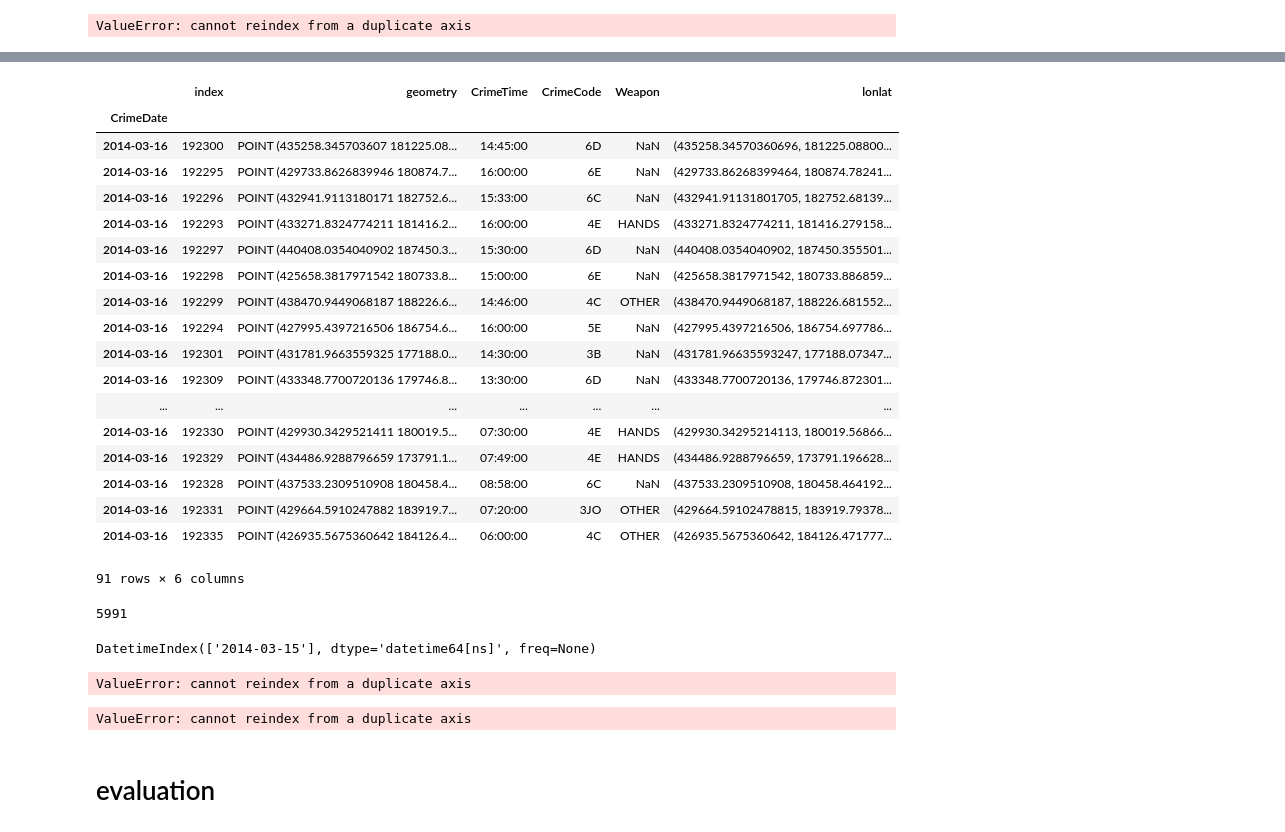
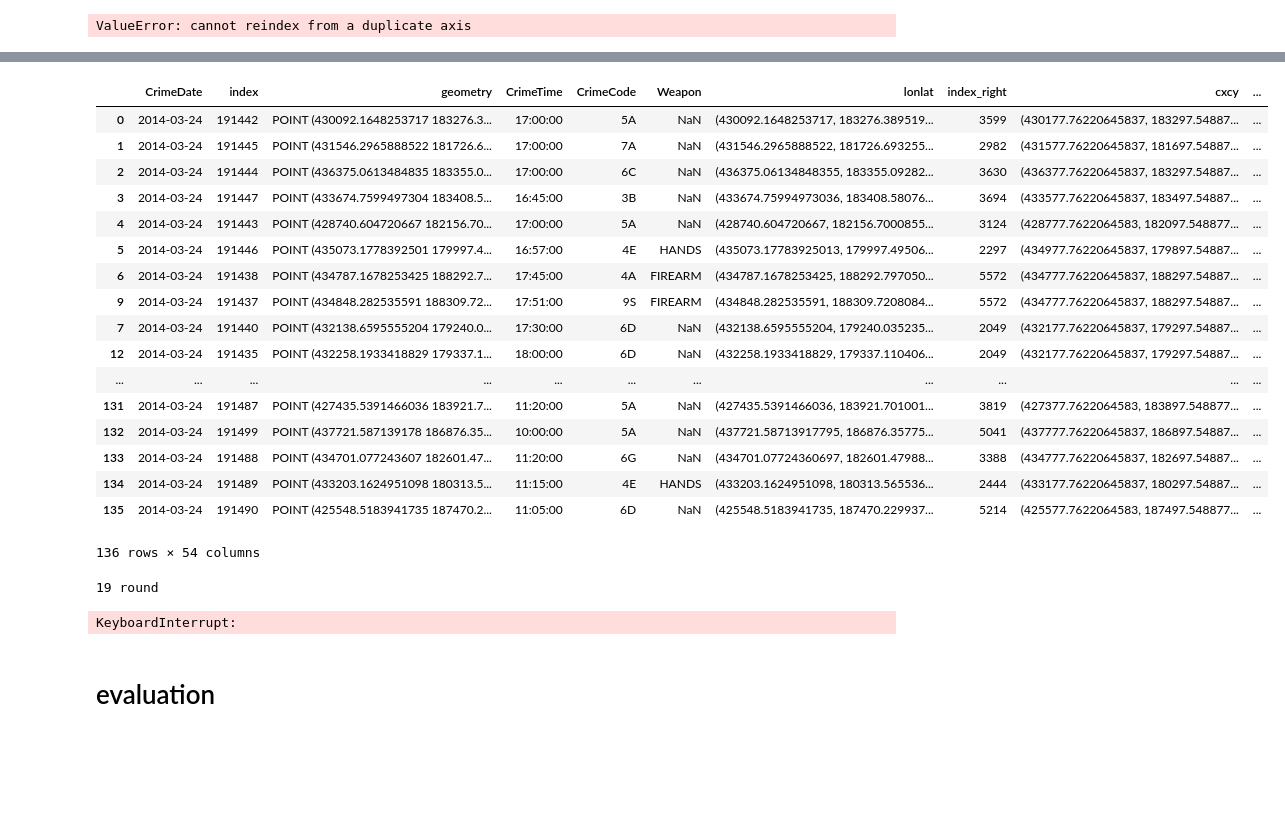
Before and after one commit to JHWu92/public-safety-baltimore, a Jupyter notebook: kde-on-crime.ipynb, the cells around one changed output, grey strips where cells are left out. Drawn from its saved outputs; the diff is of its cells as text; code cells hidden in the pictures; blank space fills up the shorter version.

```diff
--- a/kde-on-crime.ipynb
+++ b/kde-on-crime.ipynb
@@ -187,37 +194,24 @@ grids
-# %%
-test
-# %% [output]
-|  | index | geometry | CrimeTime | CrimeCode | Weapon | lonlat |
-| CrimeDate |  |  |  |  |  |  |
-| 2014-03-16 | 192300 | POINT (435258.345703607 181225.08... | 14:45:00 | 6D | NaN | (435258.34570360696, 181225.08800... |
-| 2014-03-16 | 192295 | POINT (429733.8626839946 180874.7... | 16:00:00 | 6E | NaN | (429733.86268399464, 180874.78241... |
-| 2014-03-16 | 192296 | POINT (432941.9113180171 182752.6... | 15:33:00 | 6C | NaN | (432941.91131801705, 182752.68139... |
-| 2014-03-16 | 192293 | POINT (433271.8324774211 181416.2... | 16:00:00 | 4E | HANDS | (433271.8324774211, 181416.279158... |
-| 2014-03-16 | 192297 | POINT (440408.0354040902 187450.3... | 15:30:00 | 6D | NaN | (440408.0354040902, 187450.355501... |
-| 2014-03-16 | 192298 | POINT (425658.3817971542 180733.8... | 15:00:00 | 6E | NaN | (425658.3817971542, 180733.886859... |
-| 2014-03-16 | 192299 | POINT (438470.9449068187 188226.6... | 14:46:00 | 4C | OTHER | (438470.9449068187, 188226.681552... |
-| 2014-03-16 | 192294 | POINT (427995.4397216506 186754.6... | 16:00:00 | 5E | NaN | (427995.4397216506, 186754.697786... |
-| 2014-03-16 | 192301 | POINT (431781.9663559325 177188.0... | 14:30:00 | 3B | NaN | (431781.96635593247, 177188.07347... |
-| 2014-03-16 | 192309 | POINT (433348.7700720136 179746.8... | 13:30:00 | 6D | NaN | (433348.7700720136, 179746.872301... |
-| ... | ... | ... | ... | ... | ... | ... |
-| 2014-03-16 | 192330 | POINT (429930.3429521411 180019.5... | 07:30:00 | 4E | HANDS | (429930.34295214113, 180019.56866... |
-| 2014-03-16 | 192329 | POINT (434486.9288796659 173791.1... | 07:49:00 | 4E | HANDS | (434486.9288796659, 173791.196628... |
-| 2014-03-16 | 192328 | POINT (437533.2309510908 180458.4... | 08:58:00 | 6C | NaN | (437533.2309510908, 180458.464192... |
-| 2014-03-16 | 192331 | POINT (429664.5910247882 183919.7... | 07:20:00 | 3JO | OTHER | (429664.59102478815, 183919.79378... |
-| 2014-03-16 | 192335 | POINT (426935.5675360642 184126.4... | 06:00:00 | 4C | OTHER | (426935.5675360642, 184126.471777... |
-91 rows × 6 columns
-# %%
-grids.index.nunique()
-# %% [output]
-5991
 # %%
-test_in_grids.index.unique()
+test_in_grids
 # %% [output]
+|  | CrimeDate | index | geometry | CrimeTime | CrimeCode | Weapon | lonlat | index_right | cxcy | ... |
+| 0 | 2014-03-24 | 191442 | POINT (430092.1648253717 183276.3... | 17:00:00 | 5A | NaN | (430092.1648253717, 183276.389519... | 3599 | (430177.76220645837, 183297.54887... | ... |
+| 1 | 2014-03-24 | 191445 | POINT (431546.2965888522 181726.6... | 17:00:00 | 7A | NaN | (431546.2965888522, 181726.693255... | 2982 | (431577.76220645837, 181697.54887... | ... |
+| 2 | 2014-03-24 | 191444 | POINT (436375.0613484835 183355.0... | 17:00:00 | 6C | NaN | (436375.06134848355, 183355.09282... | 3630 | (436377.76220645837, 183297.54887... | ... |
+| 3 | 2014-03-24 | 191447 | POINT (433674.7599497304 183408.5... | 16:45:00 | 3B | NaN | (433674.75994973036, 183408.58076... | 3694 | (433577.76220645837, 183497.54887... | ... |
+| 4 | 2014-03-24 | 191443 | POINT (428740.604720667 182156.70... | 17:00:00 | 5A | NaN | (428740.604720667, 182156.7000855... | 3124 | (428777.7622064583, 182097.548877... | ... |
+| 5 | 2014-03-24 | 191446 | POINT (435073.1778392501 179997.4... | 16:57:00 | 4E | HANDS | (435073.17783925013, 179997.49506... | 2297 | (434977.76220645837, 179897.54887... | ... |
+| 6 | 2014-03-24 | 191438 | POINT (434787.1678253425 188292.7... | 17:45:00 | 4A | FIREARM | (434787.1678253425, 188292.797050... | 5572 | (434777.76220645837, 188297.54887... | ... |
+| 9 | 2014-03-24 | 191437 | POINT (434848.282535591 188309.72... | 17:51:00 | 9S | FIREARM | (434848.282535591, 188309.7208084... | 5572 | (434777.76220645837, 188297.54887... | ... |
+| 7 | 2014-03-24 | 191440 | POINT (432138.6595555204 179240.0... | 17:30:00 | 6D | NaN | (432138.6595555204, 179240.035235... | 2049 | (432177.76220645837, 179297.54887... | ... |
+| 12 | 2014-03-24 | 191435 | POINT (432258.1933418829 179337.1... | 18:00:00 | 6D | NaN | (432258.1933418829, 179337.110406... | 2049 | (432177.76220645837, 179297.54887... | ... |
+| ... | ... | ... | ... | ... | ... | ... | ... | ... | ... | ... |
+| 131 | 2014-03-24 | 191487 | POINT (427435.5391466036 183921.7... | 11:20:00 | 5A | NaN | (427435.5391466036, 183921.701001... | 3819 | (427377.7622064583, 183897.548877... | ... |
+| 132 | 2014-03-24 | 191499 | POINT (437721.587139178 186876.35... | 10:00:00 | 5A | NaN | (437721.58713917795, 186876.35775... | 5041 | (437777.76220645837, 186897.54887... | ... |
+| 133 | 2014-03-24 | 191488 | POINT (434701.077243607 182601.47... | 11:20:00 | 6G | NaN | (434701.07724360697, 182601.47988... | 3388 | (434777.76220645837, 182697.54887... | ... |
+| 134 | 2014-03-24 | 191489 | POINT (433203.1624951098 180313.5... | 11:15:00 | 4E | HANDS | (433203.1624951098, 180313.565536... | 2444 | (433177.76220645837, 180297.54887... | ... |
+| 135 | 2014-03-24 | 191490 | POINT (425548.5183941735 187470.2... | 11:05:00 | 6D | NaN | (425548.5183941735, 187470.229937... | 5214 | (425577.7622064583, 187497.548877... | ... |
-DatetimeIndex(['2014-03-15'], dtype='datetime64[ns]', freq=None)
+136 rows × 54 columns
-# %%
-test_in_grids = gp.sjoin(test, grids)
-# %% [output]
-ValueError: cannot reindex from a duplicate axis
 # %%
 data = crimes.loc[dates_eval]
 grids= grids.copy()
@@ -237,14 +231,15 @@ for i, (train, test) in enumerate(rolling_window(data, verbose=verbose)):
     pdf = np.exp(kde.score_samples(grids['cxcy'].tolist()))
     grids['density_'+test_date_str] = pdf
     # test in grids
-    test_in_grids = gp.sjoin(test, grids)
+    test_in_grids = gp.sjoin(test.reset_index(), grids)
     grids =grids.join(test_in_grids.groupby('index_right').agg({'index':'count'}), how='left')\
                     .rename(columns={'index':'num_crimes_'+test_date_str}).fillna(0)
 
     if (i+1) % 20==0:
         print(i, 'round')
 # %% [output]
-ValueError: cannot reindex from a duplicate axis
+19 round
+KeyboardInterrupt:
 # %% [markdown]
 # evaluation
 # %%
```
Also changed, not shown: parts of 7 cells of this notebook.
